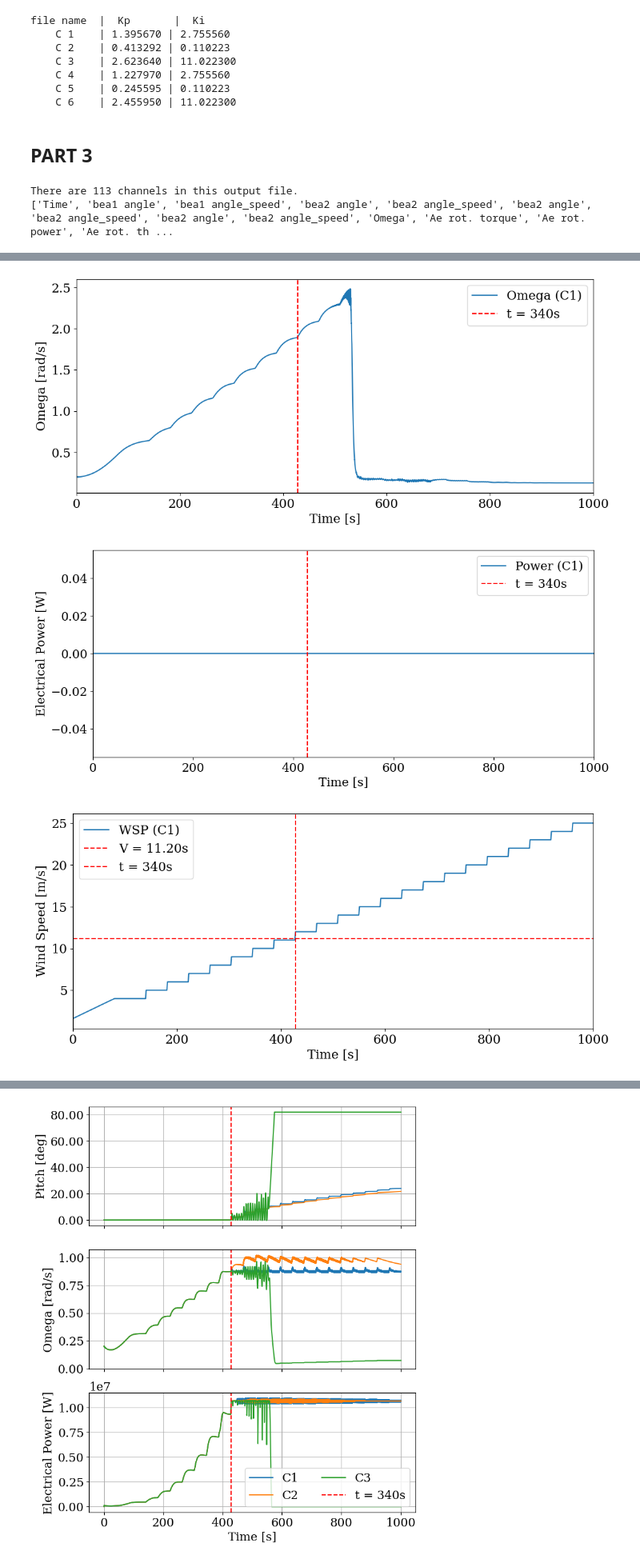
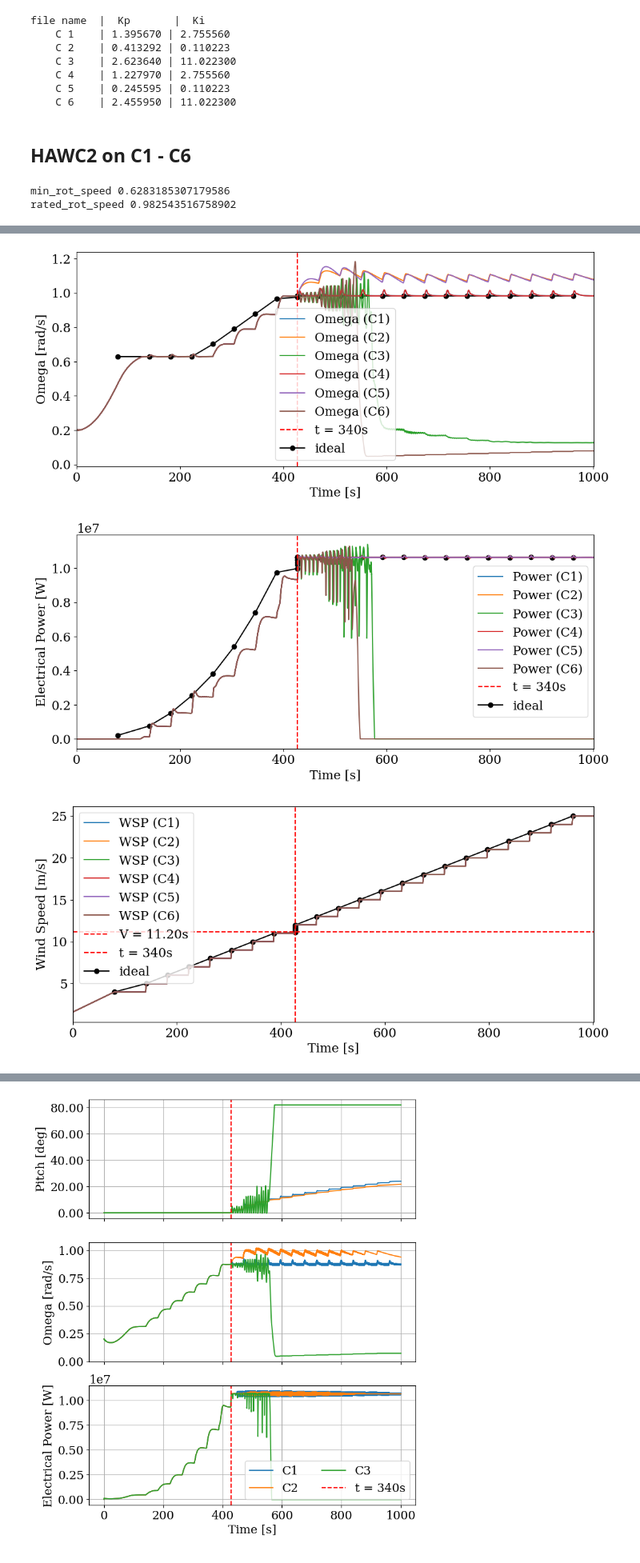
Before and after one commit to nicolaquaia/LAC_final, a Jupyter notebook: assignment_05/03_control.ipynb, the cells around one changed output, grey strips where cells are left out. Shown at 80% size. Drawn from its saved outputs; the diff is of its cells as text; code cells hidden in the pictures.

```diff
--- a/assignment_05/03_control.ipynb
+++ b/assignment_05/03_control.ipynb
@@ -352,33 +354,44 @@ file name  |  Kp       |  Ki
     C 4    | 1.227970 | 2.755560
     C 5    | 0.245595 | 0.110223
     C 6    | 2.455950 | 11.022300
-# %% [markdown]
-## PART 3
-# %%
-#path = f'our_design/res_hawc2s/Group1_redesign_hawc2s_ctrl_C1_ctrl_tuning.txt'
-#ctrltune_dict = load_ctrl_txt(path)
-
-fname = f'remodel/res/remodel_hawc2_step_C1.hdf5'
-h2res = ReadHAWC2(fname)
-
-names, units, desc = h2res.chaninfo
-print('There are', len(names), 'channels in this output file.')
-print(names)
-
-idx_power = np.where(['DLL inp   2:   2' in name for name in names])[0]
-# %% [output]
-There are 113 channels in this output file.
-['Time', 'bea1 angle', 'bea1 angle_speed', 'bea2 angle', 'bea2 angle_speed', 'bea2 angle', 'bea2 angle_speed', 'bea2 angle', 'bea2 angle_speed', 'Omega', 'Ae rot. torque', 'Ae rot. power', 'Ae rot. th ...
+# %% [markdown]
+## HAWC2 on C1 - C6
+# %%
+# compute rated speed
+
+omega_rpm = OMEGA_MAX
+omega_rad = omega_rpm*np.pi/30
+
+omega_min_rpm = 6
+omega_min_rad = omega_min_rpm*np.pi/30
+
+print('min_rot_speed', omega_min_rad)
+print('rated_rot_speed', omega_rad)
+# %% [output]
+min_rot_speed 0.6283185307179586
+rated_rot_speed 0.982543516758902
 # %%
 # first plote C1 -- C6
 
+
+flex_path = 'remodel/data/remodel_flex2.opt'
+idx_ideal = ideal_curve(flex_path, 'remodel/res/remodel_hawc2_step_C1.hdf5')
+print(idx_ideal)
+flex_data = load_oper(flex_path)
+
+idx = np.argmin(h2res.data[:,14] < V_RATED_Y)
+time_Vrated = h2res.data[idx,0]
+
 # Define the vertical line position
-vertical_line_time = 428
+vertical_line_time = time_Vrated
 #xmin = 420
 #xmax = 470
 xmin = 0
-xmax = 1000
+xmax = 1001
 horizontal_line_wsp = V_RATED_Y
+
+controller_list = ['C1', 'C2', 'C3', 'C4', 'C5', 'C6']
+#controller_list = ['C1', 'C4']
 
 # Create figure and axes for each variable
 fig_omega, ax_omega = plt.subplots(figsize=(12, 5))
@@ -386,13 +399,14 @@ fig_power, ax_power = plt.subplots(figsize=(12, 5))
 fig_wsp, ax_wsp = plt.subplots(figsize=(12, 5))
 fig_pitch, ax_pitch = plt.subplots(figsize=(12, 5))
 
-for k in range(1,2):
+for k in range(len(controller_list)):
     # Filename for each iteration
-    fname = f'remodel/res/remodel_hawc2_step_C{k}.hdf5'
+    fname = f'remodel/res/remodel_hawc2_step_{controller_list[k]}.hdf5'
     h2res = ReadHAWC2(fname)
 
     # Retrieve channel information
     names, units, desc = h2res.chaninfo
+    print(names)
 
     # Extract indices for time, WSP, Omega, pitch, and power
     idx_Time = np.where(['Time [s]' in name for name in names])[0]
@@ -402,16 +416,16 @@ for k in range(1,2):
     idx_power = np.where(['DLL inp   2:   2' in name for name in names])[0]
     [print(desc[i]) for i in idx_power]
     # Plot WSP
-    ax_wsp.plot(h2res.t, h2res.data[:, idx_WSP], label=f'WSP (C{k})')
+    ax_wsp.plot(h2res.t, h2res.data[:, idx_WSP], label=f'WSP ({controller_list[k]})')
 
     # Plot Pitch
-    ax_pitch.plot(h2res.t, h2res.data[:, idx_pitch[0]], label=f'Pitch (C{k})')
+    ax_pitch.plot(h2res.t, h2res.data[:, idx_pitch[0]], label=f'Pitch ({controller_list[k]})')
 
     # Plot Omega
-    ax_omega.plot(h2res.t, h2res.data[:, idx_Omega], label=f'Omega (C{k})')
+    ax_omega.plot(h2res.t, h2res.data[:, idx_Omega], label=f'Omega ({controller_list[k]})')
 
     # Plot Power
-    ax_power.plot(h2res.t, h2res.data[:, idx_power], label=f'Power (C{k})')
+    ax_power.plot(h2res.t, h2res.data[:, idx_power], label=f'Power ({controller_list[k]})')
 
 # Add vertical line at t = 340s on each plot
 ax_wsp.axhline(y=horizontal_line_wsp, color='red', linestyle='--', label=f'V = {V_RATED_Y:.2f}s')
@@ -419,6 +433,12 @@ ax_wsp.axvline(x=vertical_line_time, color='red', linestyle='--', label='t = 340
 ax_pitch.axvline(x=vertical_line_time, color='red', linestyle='--', label='t = 340s')
 ax_omega.axvline(x=vertical_line_time, color='red', linestyle='--', label='t = 340s')
 ax_power.axvline(x=vertical_line_time, color='red', linestyle='--', label='t = 340s')
+
+# add ideal profile
+ax_wsp.plot(  h2res.t[idx_ideal], flex_data['ws_ms'],                    marker='o', color='k', zorder=1, label='ideal')
+ax_pitch.plot(h2res.t[idx_ideal], flex_data['pitch_deg'],                marker='o', color='k', zorder=1, label='ideal')
+ax_omega.plot(h2res.t[idx_ideal], flex_data['rotor_speed_rpm']*np.pi/30, marker='o', color='k', zorder=1, label='ideal')
+ax_power.plot(h2res.t[idx_ideal], flex_data['power_kw']*1e3,             marker='o', color='k', zorder=1, label='ideal')
 
 
 # Set labels and titles for WSP plot
@@ -458,3 +492,3 @@ DLL :  2 inpvec :   2  pelec [w]
-[figure, old version]
+[figure, new version]
-[figure, old version]
+[figure, new version]
-[figure, old version]
+[figure, new version]
```
Also changed, not shown: parts of 6 cells of this notebook, 26 other files.
